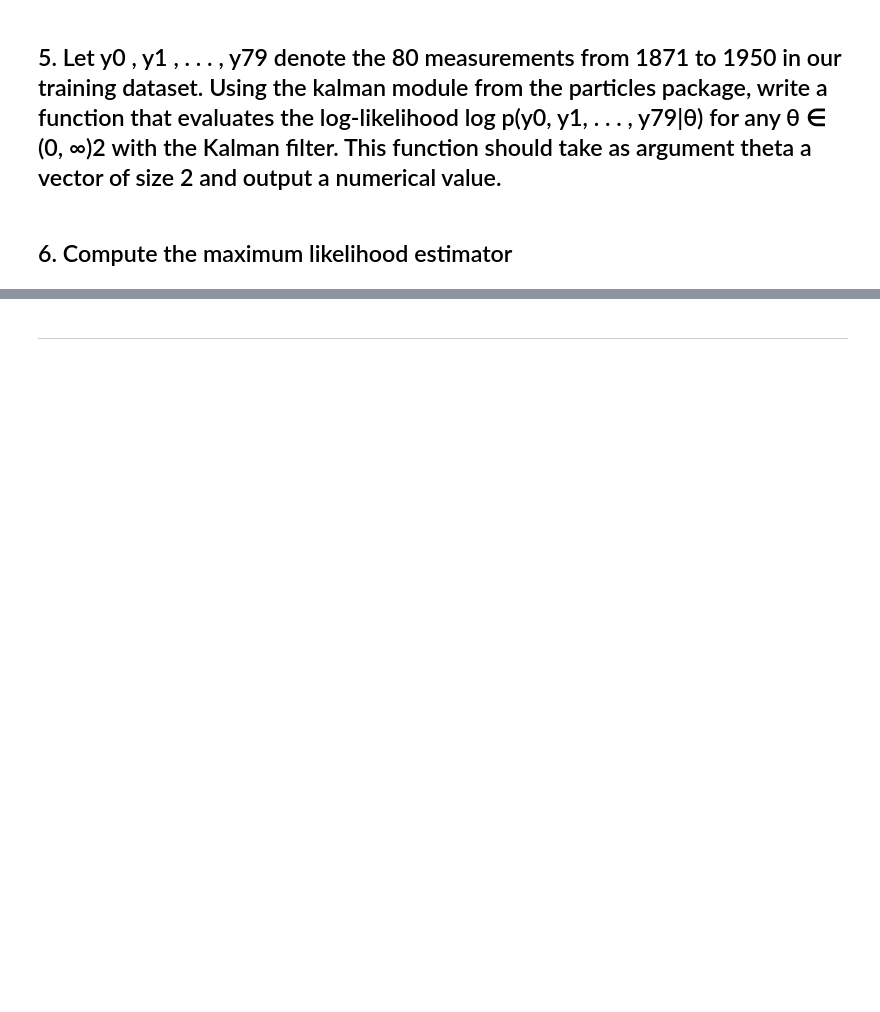
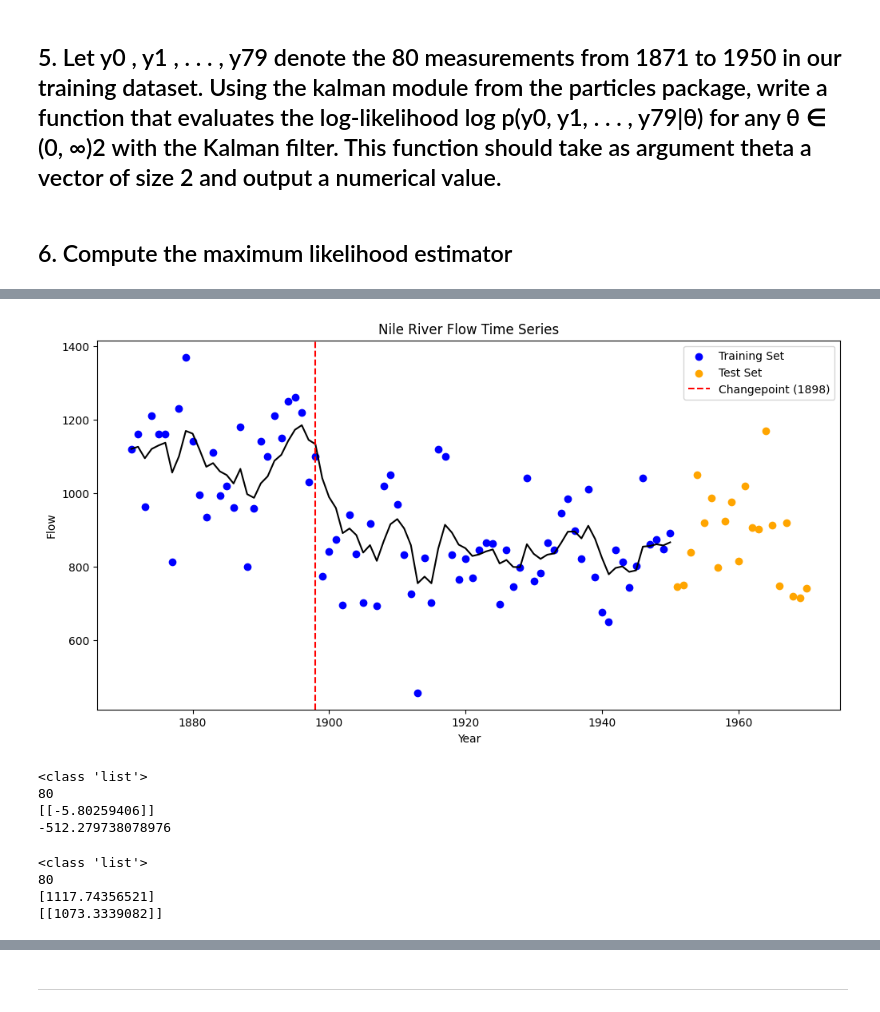
Before and after one commit to omeurer/simulation_based_ESSEC, a Jupyter notebook: project2.ipynb, the cells around one changed output, grey strips where cells are left out. Saved outputs shown, nothing was run; the diff lists cells and outputs as text; code cells hidden in the pictures; blank space fills up the shorter version.

Commit message:
adding smoothering

```diff
--- a/project2.ipynb
+++ b/project2.ipynb
@@ -110,5 +110,15 @@ def loglikelihood(theta,y):
 # %%
 from scipy.optimize import minimize
 theta0 = [1450, 1500]
-output = minimize(lambda theta: -loglikelihood(theta), theta0, method='Nelder-Mead')
+
+y_train = train.values
+
+# Minimize the negative log-likelihood
+result = minimize(lambda theta: -loglikelihood(theta, y_train), theta0, method='Nelder-Mead')
+
+# The optimal parameters
+optimal_theta = result.x
+
+print("Optimal parameters:", optimal_theta)
+print("Minimum log-likelihood:", -result.fun)
 # %% [output]
@@ -139,0 +129,6 @@ smoothing_means = np.array(smoothing_means).flatten()
+# %%
+ssm_estimator = construct_ssm(sigma_X2=optimal_theta[0], sigma_Y2=optimal_theta[1])
+kf = kalman.Kalman(ssm=ssm_estimator, data=y_train)
+
+# run Kalman filter
+kf.filter()
@@ -140,11 +173,52 @@ smoothing_means = np.array(smoothing_means).flatten()
+# %%
+# extracts the filtering means
+X1_filtering = [filtering.mean[0] for filtering in kf.filt]
 # %%
+
+# Plot the time series
 plt.figure(figsize=(12, 6))
-plt.plot(train_data['Year'], train_measurements, label='Measurements')
-plt.plot(train_data['Year'], filtering_means, label='Filtering Mean')
-plt.plot(train_data['Year'], smoothing_means, label='Smoothing Mean')
+
+plt.plot([i for i in range(1871,1971)][:80],X1_filtering, 'k-')
+
+plt.scatter([i for i in range(1871,1971)][:80],train, label='Training Set', color = "blue")
+plt.scatter([i for i in range(1871,1971)][80:],test, label='Test Set', color = "orange")
+
 plt.axvline(x=1898, color='r', linestyle='--', label='Changepoint (1898)')
 plt.xlabel('Year')
-plt.ylabel('Flow (108 × m3)')
-plt.title('Filtering and Smoothing Means of the River Nile Flow')
+plt.ylabel('Flow')
+plt.title('Nile River Flow Time Series')
 plt.legend()
 plt.show()
+# %% [output]
+[figure, added]
+# %%
+# incremental log-likelihood values
+print(type(kf.logpyt))
+print(len(kf.logpyt))
+print(kf.logpyt[0])
+
+# log-likelihood value
+print(np.sum(kf.logpyt))
+# %% [output]
+<class 'list'>
+80
+[[-5.80259406]]
+-512.279738078976
+# %%
+# run Kalman smoothing
+kf.smoother()
+
+# results
+print(type(kf.smth))
+print(len(kf.smth))
+
+# smoothing mean at time 0
+print(kf.smth[0].mean)
+
+# smoothing cov at time 0
+print(kf.smth[0].cov)
+# %% [output]
+<class 'list'>
+80
+[1117.74356521]
+[[1073.3339082]]
```
Also changed, not shown: parts of 9 cells of this notebook.
